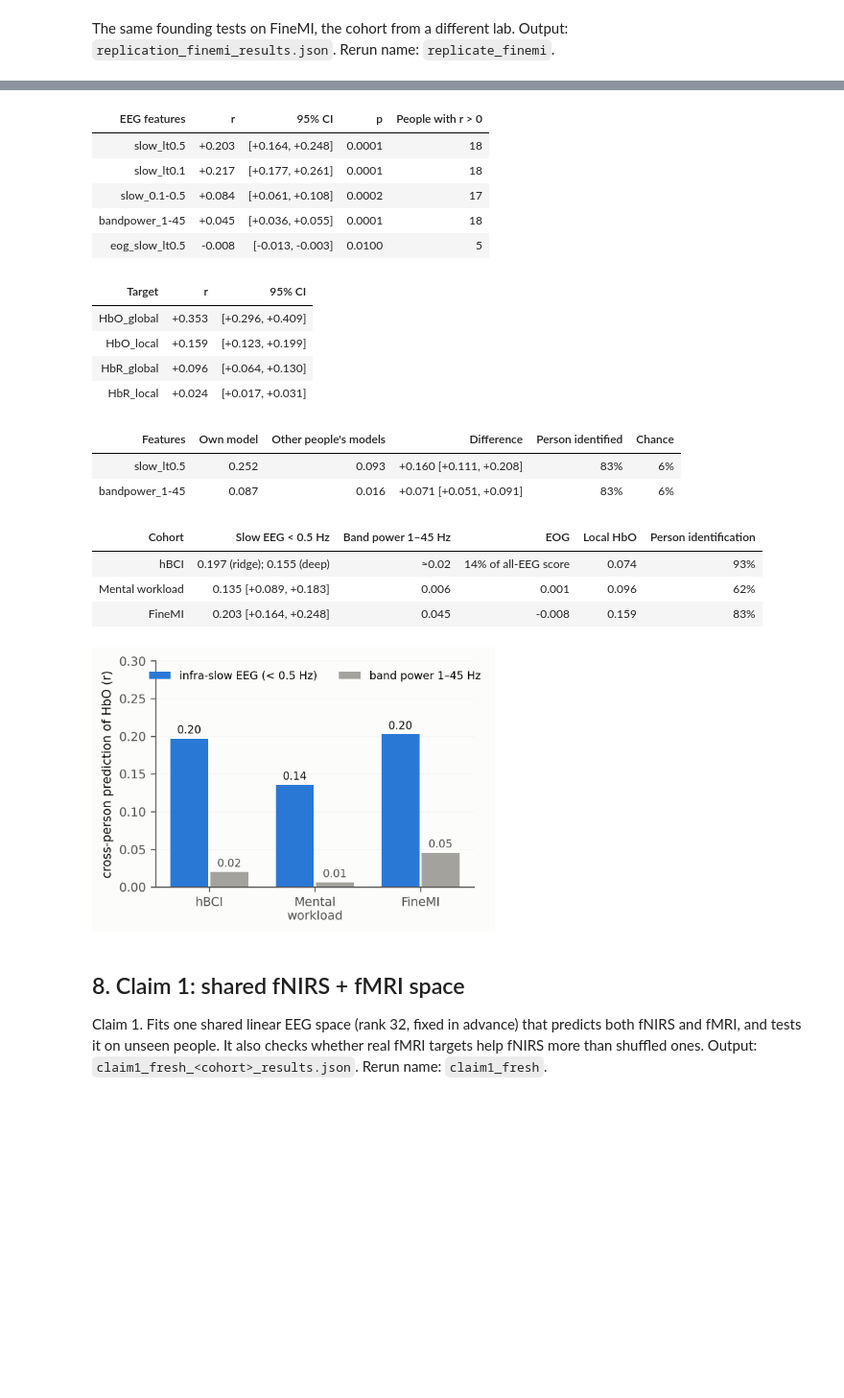
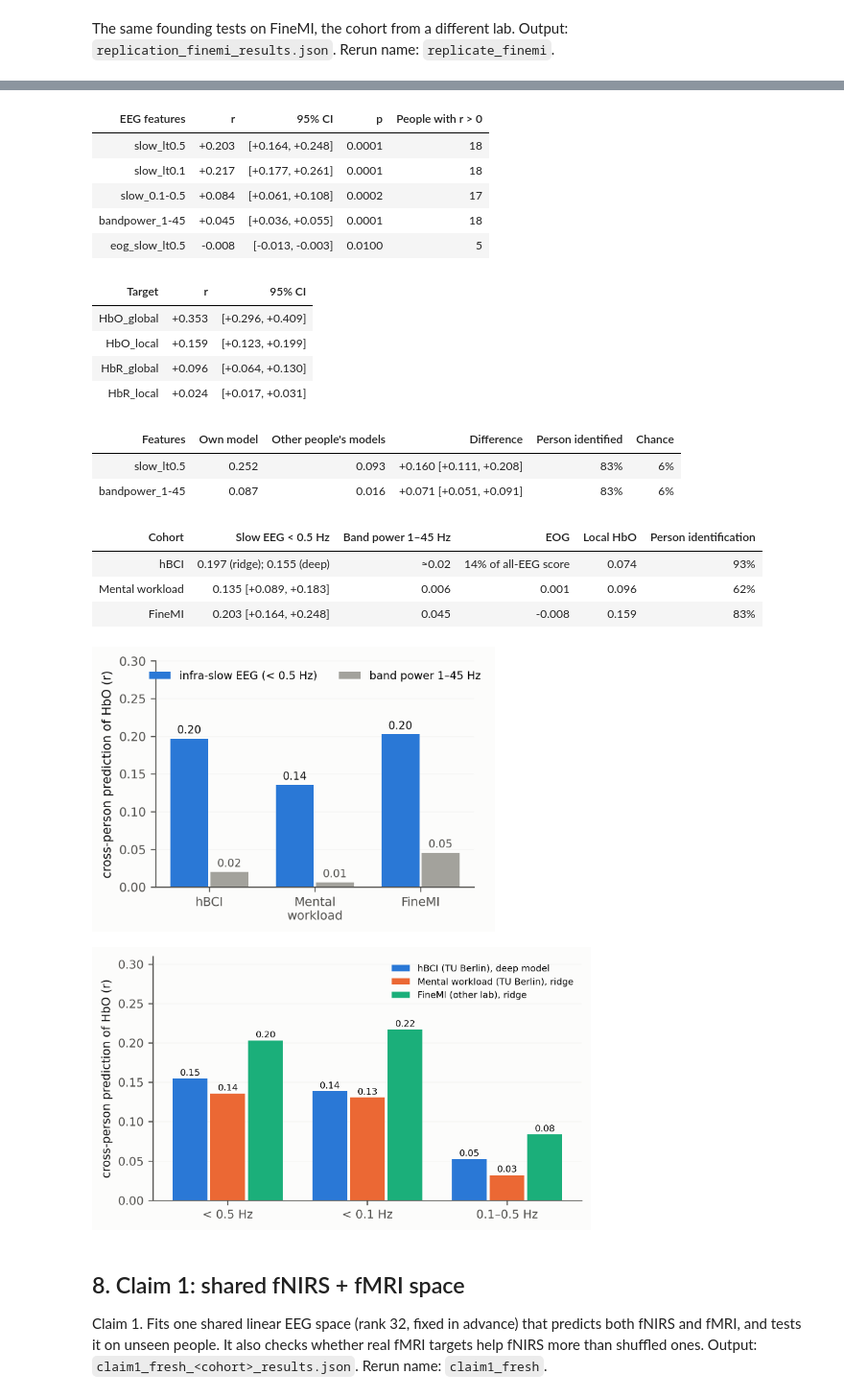
Before and after one commit to muntasirhossain2003/Cross-Modal-Prediction-of-fNIRS-Haemodynamics-From-Infra-Slow-EEG, a Jupyter notebook: merge/NeuroVascNet_Full.ipynb, the cells around one changed output, grey strips where cells are left out. Shown at 96% size. Saved outputs shown, nothing was run; the diff lists cells and outputs as text; code cells hidden in the pictures; blank space fills up the shorter version.

```diff
--- a/merge/NeuroVascNet_Full.ipynb
+++ b/merge/NeuroVascNet_Full.ipynb
@@ -2258,33 +2272,55 @@ def draw_fig1():
     ax.set_xticks(x, ["hBCI", "Mental\nworkload", "FineMI"])
     ax.set_ylabel("cross-person prediction of HbO (r)")
     ax.set_ylim(0, 0.30)
     ax.legend(loc="upper center", fontsize=8, ncol=2)
     ax.grid(axis="x", visible=False)
     save(fig, "fig1_slow_band")
 
 
 draw_fig1()
 fig("fig1_slow_band", 420)
+def draw_fig6():
+    B = RJ("bands_results.json")
+    R6 = {c: RJ(f)["R1"] for c, f in (("mental_workload", "replication_results.json"), ("finemi", "replication_finemi_results.json"))}
+    vals = {"hbci": [B[k]["r_subject"] for k in ("lt0.5", "lt0.1", "0.1-0.5")], **{c: [R6[c][k]["r_subject"] for k in ("slow_lt0.5", "slow_lt0.1", "slow_0.1-0.5")] for c in R6}}
+    fig, ax = plt.subplots(figsize=(5.4, 3.1))
+    x = np.arange(3)
+    for i, (c, (lab, col)) in enumerate(FIG_COH.items()):
+        xs = x + (i - 1) * 0.27
+        ax.bar(xs, vals[c], 0.25, color=col, label=lab + (", deep model" if c == "hbci" else ", ridge"))
+        for a, v in zip(xs, vals[c]):
+            ax.text(a, v + 0.004, f"{v:.2f}", ha="center", fontsize=7, color=INK)
+    ax.set_xticks(x, ["< 0.5 Hz", "< 0.1 Hz", "0.1–0.5 Hz"])
+    ax.set_ylabel("cross-person prediction of HbO (r)")
+    ax.set_ylim(0, 0.31)
+    ax.legend(fontsize=7, loc="upper right")
+    ax.grid(axis="x", visible=False)
+    save(fig, "fig6_slow_bands")
+
+
+draw_fig6()
+fig("fig6_slow_bands", 520)
 # %% [output]
 | EEG features | r | 95% CI | p | People with r > 0 |
 | slow_lt0.5 | +0.203 | [+0.164, +0.248] | 0.0001 | 18 |
 | slow_lt0.1 | +0.217 | [+0.177, +0.261] | 0.0001 | 18 |
 | slow_0.1-0.5 | +0.084 | [+0.061, +0.108] | 0.0002 | 17 |
 | bandpower_1-45 | +0.045 | [+0.036, +0.055] | 0.0001 | 18 |
 | eog_slow_lt0.5 | -0.008 | [-0.013, -0.003] | 0.0100 | 5 |
 | Target | r | 95% CI |
 | HbO_global | +0.353 | [+0.296, +0.409] |
 | HbO_local | +0.159 | [+0.123, +0.199] |
 | HbR_global | +0.096 | [+0.064, +0.130] |
 | HbR_local | +0.024 | [+0.017, +0.031] |
 | Features | Own model | Other people's models | Difference | Person identified | Chance |
 | slow_lt0.5 | 0.252 | 0.093 | +0.160 [+0.111, +0.208] | 83% | 6% |
 | bandpower_1-45 | 0.087 | 0.016 | +0.071 [+0.051, +0.091] | 83% | 6% |
 | Cohort | Slow EEG < 0.5 Hz | Band power 1–45 Hz | EOG | Local HbO | Person identification |
 | hBCI | 0.197 (ridge); 0.155 (deep) | ≈0.02 | 14% of all-EEG score | 0.074 | 93% |
 | Mental workload | 0.135 [+0.089, +0.183] | 0.006 | 0.001 | 0.096 | 62% |
 | FineMI | 0.203 [+0.164, +0.248] | 0.045 | -0.008 | 0.159 | 83% |
 [figure]
+[figure, added]
 # %% [markdown]
 ## 8. Claim 1: shared fNIRS + fMRI space
 
```
Also changed, not shown: parts of 22 cells of this notebook, 33 other files.
